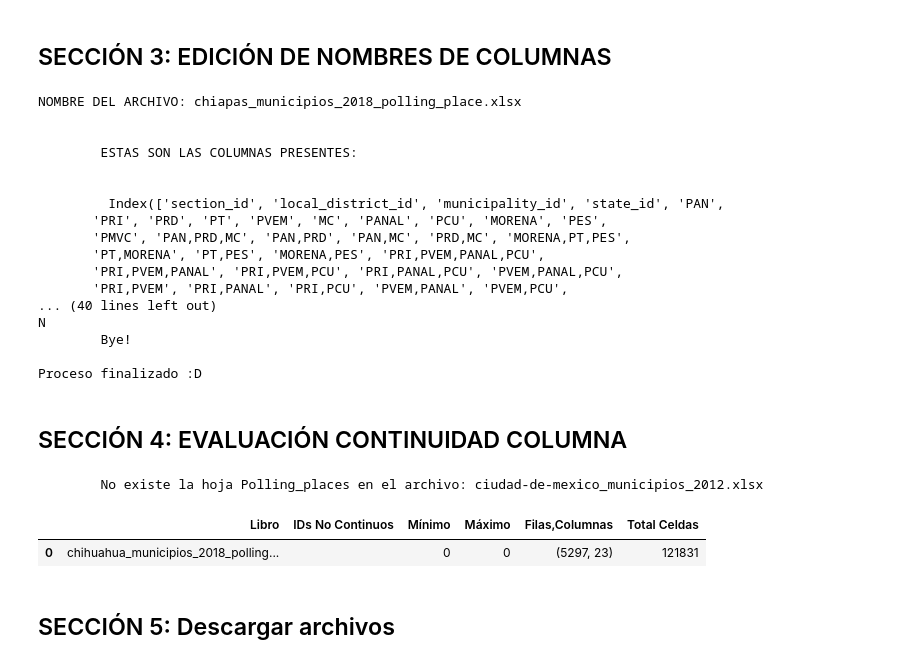
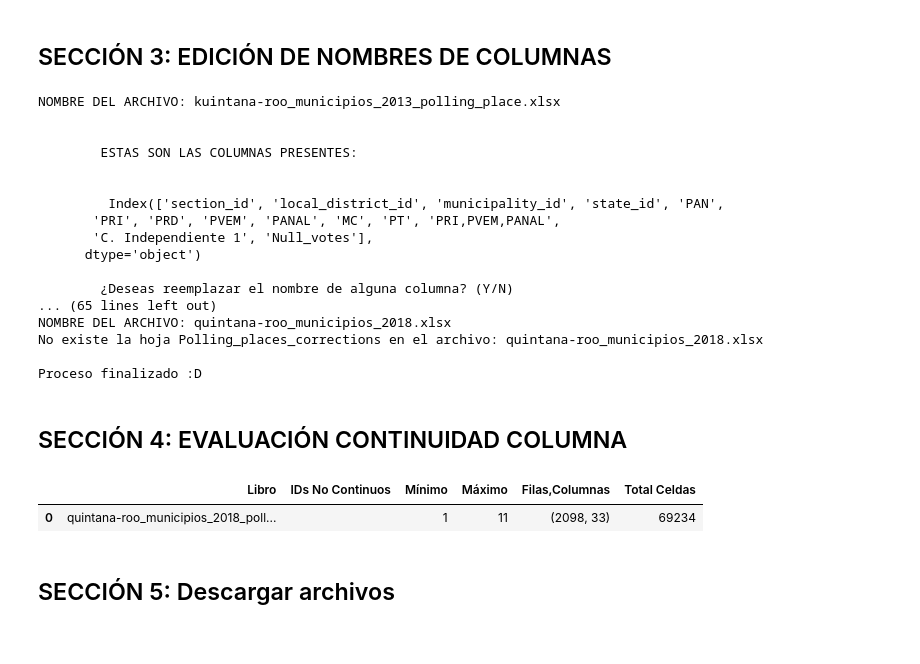
Before and after one commit to Maluxita/notebooks_dataframes, a Jupyter notebook: evaluate_and_adjust_analysis_and_computations_[V_1_2_5].ipynb, the cells around one changed output. Saved outputs shown, nothing was run; the diff lists cells and outputs as text; code cells hidden in the pictures.

```diff
--- a/evaluate_and_adjust_analysis_and_computations_[V_1_2_5].ipynb
+++ b/evaluate_and_adjust_analysis_and_computations_[V_1_2_5].ipynb
@@ -14,7 +14,7 @@ Esta sección nos ayuda a identificar las columnas que tienen celdas con NaN("No
 sheets =  ['Election','Sources','Candidates','Coalitions','Election_counts']#@param {type:"raw"}
 content_books =  "*.xlsx | tr '\n' '\n'"#@param {type:"raw"}
 filter_only_sheets_nan = False #@param {type:"boolean"}
-view_list_sheets = True #@param {type:"boolean"}
+view_list_sheets = False #@param {type:"boolean"}
 
 
 import pandas as pd
@@ -293,9 +252,16 @@ def adjust_integers(content_books, sheet_name, new_sheet_name, regex_pattern_adi
   for book in content_books:
     sustituir_vacios = True
     original_all_numbers = False
+    print('\n\nLeyendo Libro:',book)
+
+    try:
+      df_temp = pd.read_excel(book,sheet_name=sheet_name)
+    except:
+      print(f'\tNo tiene la hoja: {sheet_name}')
+      continue
+
     all_columns_integer[book]={}
-    print('\n\nLeyendo Libro:',book)
-    df_temp = pd.read_excel(book,sheet_name=sheet_name)
+
     try:
       df_temp = df_temp.astype(int, errors='raise')
       sustituir_vacios = False
@@ -589,26 +586,26 @@ from IPython.display import display, HTML
 
 content_books =  "*.xlsx | tr '\n' '\n'"#@param {type:"raw"}
 content_books =  !ls {content_books}
-sheet_name="Polling_places"#@param {type:"string"}
+sheet_name="Polling_places_corrections"#@param {type:"string"}
 
 
 rename_columns(content_books=content_books, sheet_name=sheet_name)
 # %% [output]
-NOMBRE DEL ARCHIVO: chiapas_municipios_2018_polling_place.xlsx
+NOMBRE DEL ARCHIVO: kuintana-roo_municipios_2013_polling_place.xlsx
 
 
         ESTAS SON LAS COLUMNAS PRESENTES:
 
 
          Index(['section_id', 'local_district_id', 'municipality_id', 'state_id', 'PAN',
-       'PRI', 'PRD', 'PT', 'PVEM', 'MC', 'PANAL', 'PCU', 'MORENA', 'PES',
-       'PMVC', 'PAN,PRD,MC', 'PAN,PRD', 'PAN,MC', 'PRD,MC', 'MORENA,PT,PES',
-       'PT,MORENA', 'PT,PES', 'MORENA,PES', 'PRI,PVEM,PANAL,PCU',
-       'PRI,PVEM,PANAL', 'PRI,PVEM,PCU', 'PRI,PANAL,PCU', 'PVEM,PANAL,PCU',
-       'PRI,PVEM', 'PRI,PANAL', 'PRI,PCU', 'PVEM,PANAL', 'PVEM,PCU',
-... (40 lines left out)
-N
-        Bye!
+       'PRI', 'PRD', 'PVEM', 'PANAL', 'MC', 'PT', 'PRI,PVEM,PANAL',
+       'C. Independiente 1', 'Null_votes'],
+      dtype='object')
+
+        ¿Deseas reemplazar el nombre de alguna columna? (Y/N)
+... (65 lines left out)
+NOMBRE DEL ARCHIVO: quintana-roo_municipios_2018.xlsx
+No existe la hoja Polling_places_corrections en el archivo: quintana-roo_municipios_2018.xlsx
 
 Proceso finalizado :D
 # %% [markdown]
@@ -652,26 +649,25 @@ def continuidad_columna(content_books=[],
 # %%
 #@title Process to evaluate continuity in a column
 import numpy as np
 from IPython.display import display, HTML
 
 
 content_books =  "*.xlsx | tr '\n' '\n'"#@param {type:"raw"}
 content_books =  !ls {content_books}
-column_to_evaluate =  "local_district_id"#@param {type:"string"}
-sheet_name="Polling_places"#@param {type:"string"}
+column_to_evaluate =  "municipality_id"#@param {type:"string"}
+sheet_name="Polling_places_separar"#@param {type:"string"}
 
 evaluacion_distritos=continuidad_columna(content_books=content_books,
                         sheet_name=sheet_name,
                         column_to_evaluate=column_to_evaluate
                         )
 
 df = pd.DataFrame([[key.split('.')[0],value['diferencia'],value['min'], value['max'], value['shape'], value['size']] for key,value in evaluacion_distritos.items()],
                   columns=['Libro', 'IDs No Continuos', 'Mínimo', 'Máximo', 'Filas,Columnas', 'Total Celdas'])
 display(HTML(df.to_html()))
 # %% [output]
-        No existe la hoja Polling_places en el archivo: ciudad-de-mexico_municipios_2012.xlsx
 |  | Libro | IDs No Continuos | Mínimo | Máximo | Filas,Columnas | Total Celdas |
-| 0 | chihuahua_municipios_2018_polling... |  | 0 | 0 | (5297, 23) | 121831 |
+| 0 | quintana-roo_municipios_2018_poll... |  | 1 | 11 | (2098, 33) | 69234 |
 # %% [markdown]
 ## SECCIÓN 5: Descargar archivos
 # %%
```
Also changed, not shown: parts of 7 cells of this notebook.
